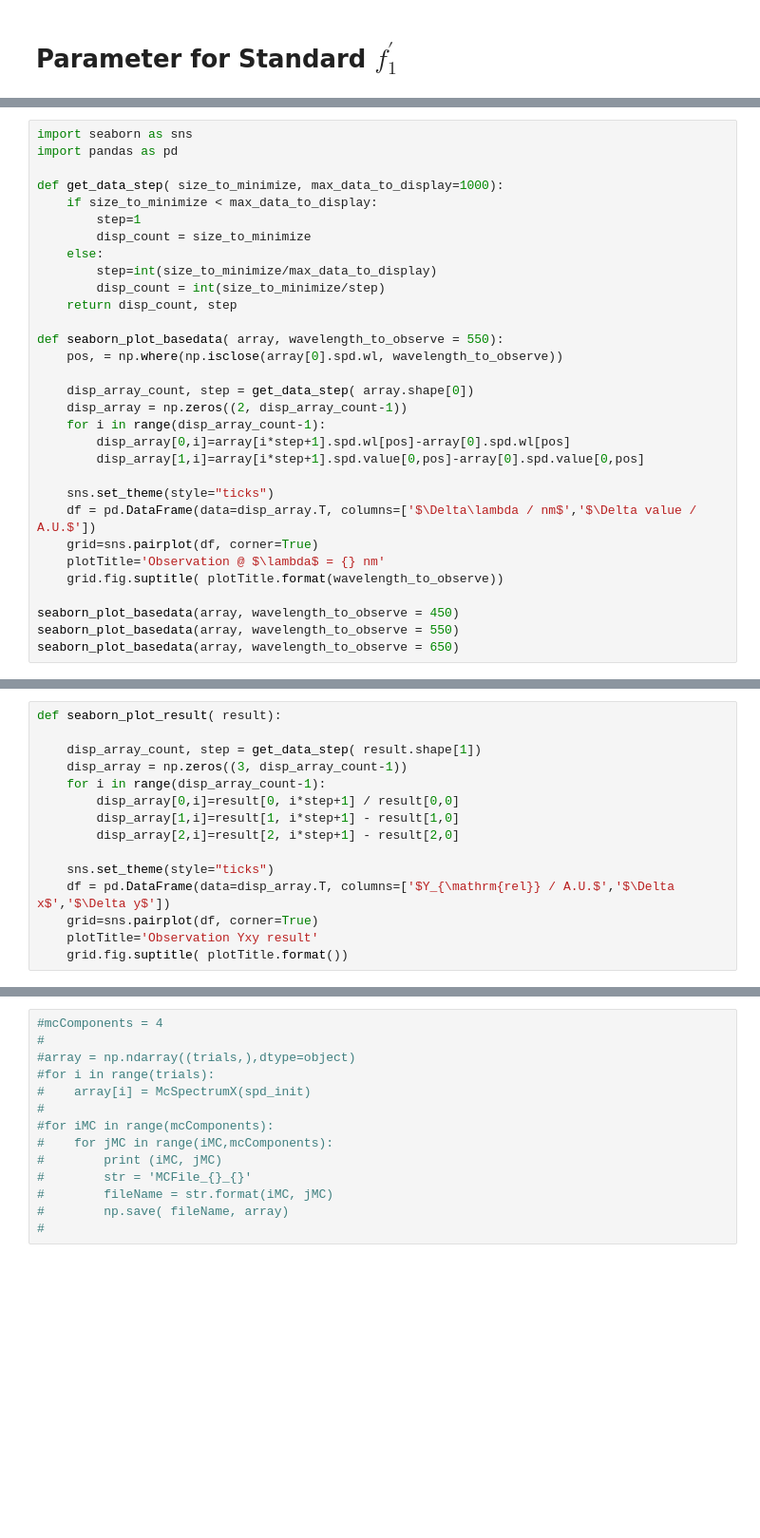
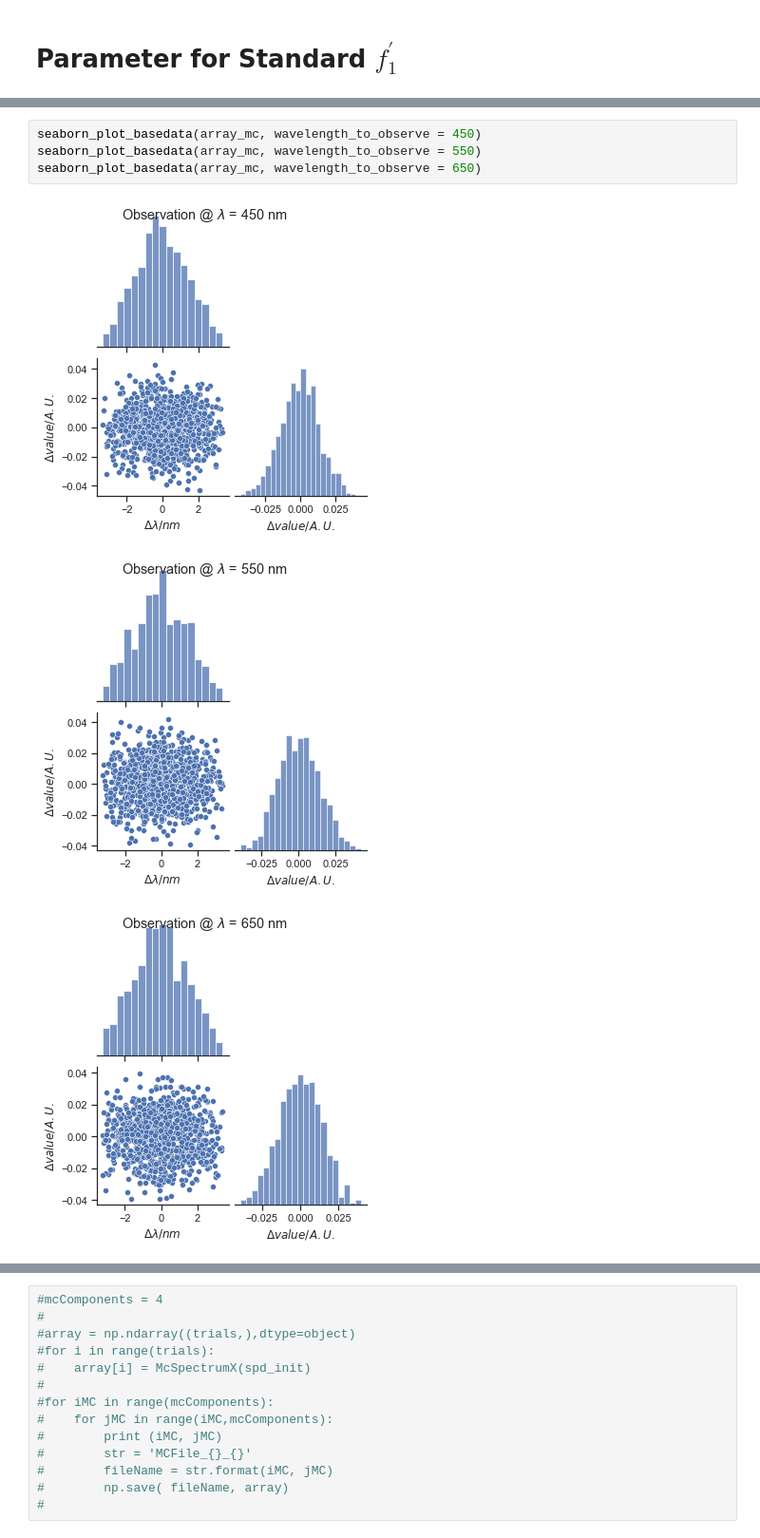
Before and after one commit to empir19nrm02/empir19nrm02, a Jupyter notebook: empir19nrm02/Jupyter/MCTest.ipynb, the cells around one changed output, grey strips where cells are left out. Shown at 95% size. Drawn from its saved outputs; the diff is of its cells as text; blank space fills up the shorter version.

```diff
--- a/empir19nrm02/Jupyter/MCTest.ipynb
+++ b/empir19nrm02/Jupyter/MCTest.ipynb
@@ -174,31 +247,0 @@ Value= [4.496980196557416, 2.236109230871428] Inteval(95%)= 7.822657744221056
-# %%
-import seaborn as sns
-import pandas as pd
-
-def get_data_step( size_to_minimize, max_data_to_display=1000):
-    if size_to_minimize < max_data_to_display:
-        step=1
-        disp_count = size_to_minimize
-    else:
-        step=int(size_to_minimize/max_data_to_display)
-        disp_count = int(size_to_minimize/step)
-    return disp_count, step
-
-def seaborn_plot_basedata( array, wavelength_to_observe = 550):
-    pos, = np.where(np.isclose(array[0].spd.wl, wavelength_to_observe))
-
-    disp_array_count, step = get_data_step( array.shape[0])
-    disp_array = np.zeros((2, disp_array_count-1))
-    for i in range(disp_array_count-1):
-        disp_array[0,i]=array[i*step+1].spd.wl[pos]-array[0].spd.wl[pos]
-        disp_array[1,i]=array[i*step+1].spd.value[0,pos]-array[0].spd.value[0,pos]
-
-    sns.set_theme(style="ticks")
-    df = pd.DataFrame(data=disp_array.T, columns=['$\Delta\lambda / nm$','$\Delta value / A.U.$'])
-    grid=sns.pairplot(df, corner=True)
-    plotTitle='Observation @ $\lambda$ = {} nm'
-    grid.fig.suptitle( plotTitle.format(wavelength_to_observe))
-
-seaborn_plot_basedata(array, wavelength_to_observe = 450)
-seaborn_plot_basedata(array, wavelength_to_observe = 550)
-seaborn_plot_basedata(array, wavelength_to_observe = 650)
@@ -209,18 +248,11 @@ seaborn_plot_basedata(array, wavelength_to_observe = 650)
-# %%
-def seaborn_plot_result( result):
-
-    disp_array_count, step = get_data_step( result.shape[1])
-    disp_array = np.zeros((3, disp_array_count-1))
-    for i in range(disp_array_count-1):
-        disp_array[0,i]=result[0, i*step+1] / result[0,0]
-        disp_array[1,i]=result[1, i*step+1] - result[1,0]
-        disp_array[2,i]=result[2, i*step+1] - result[2,0]
-
-    sns.set_theme(style="ticks")
-    df = pd.DataFrame(data=disp_array.T, columns=['$Y_{\mathrm{rel}} / A.U.$','$\Delta x$','$\Delta y$'])
-    grid=sns.pairplot(df, corner=True)
-    plotTitle='Observation Yxy result'
-    grid.fig.suptitle( plotTitle.format())
+# %%
+seaborn_plot_basedata(array_mc, wavelength_to_observe = 450)
+seaborn_plot_basedata(array_mc, wavelength_to_observe = 550)
+seaborn_plot_basedata(array_mc, wavelength_to_observe = 650)
+# %% [output]
+[figure, added]
+[figure, added]
+[figure, added]
 # %%
 seaborn_plot_result( result3)
 # %% [output]
```
Also changed, not shown: parts of 11 cells of this notebook.
